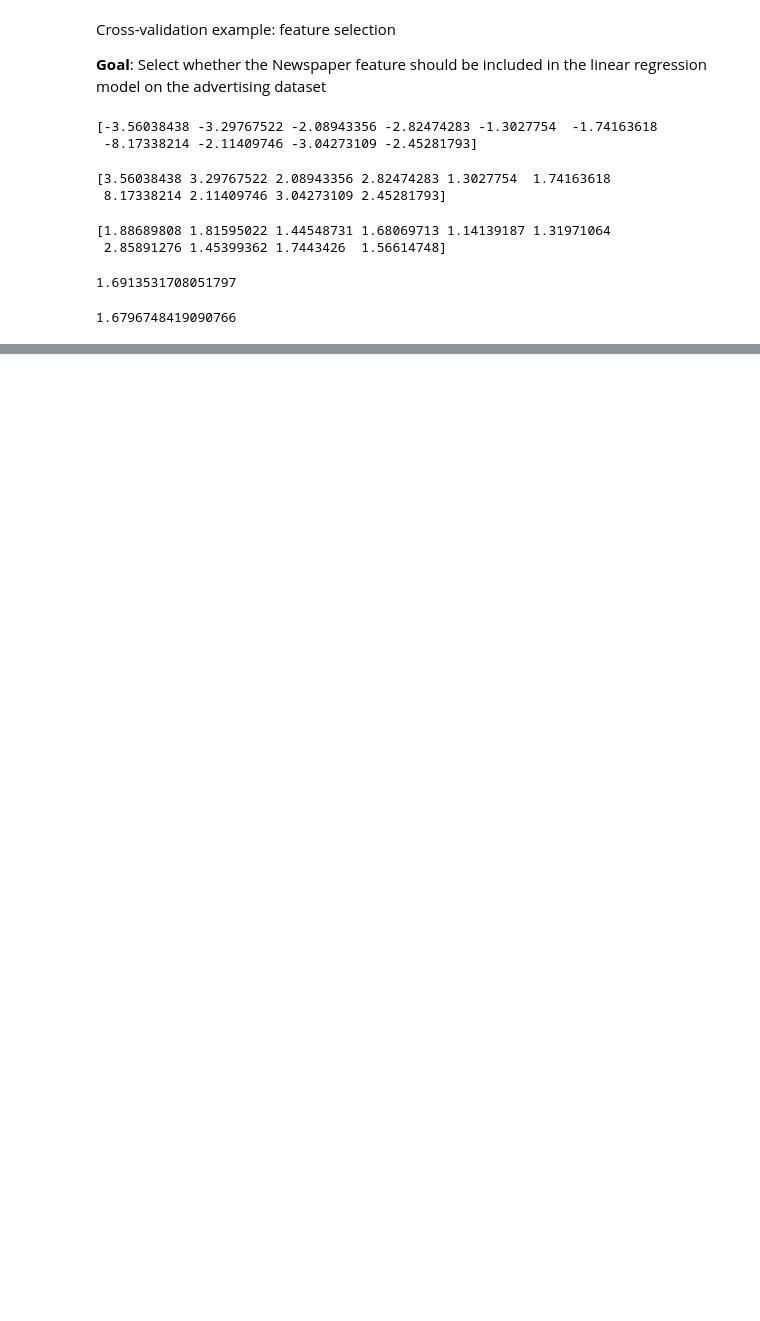
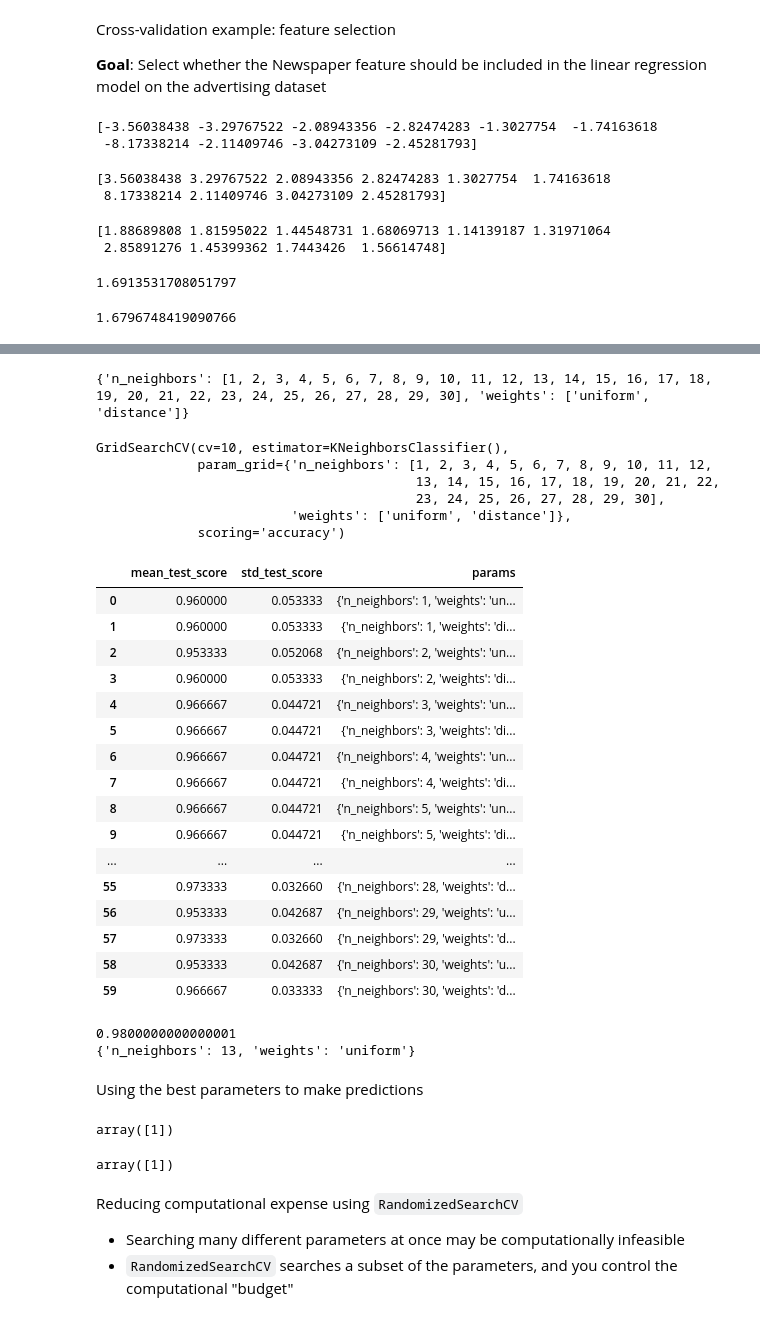
Before and after one commit to uktukt/EDA, a Jupyter notebook: ML_intro_scikit_learn.ipynb, the cells around one changed output, grey strips where cells are left out. Drawn from its saved outputs; the diff is of its cells as text; code cells hidden in the pictures; blank space fills up the shorter version.

```diff
--- a/ML_intro_scikit_learn.ipynb
+++ b/ML_intro_scikit_learn.ipynb
@@ -513,0 +614,69 @@ print(np.sqrt(-cross_val_score(lm, X, y, cv=10, scoring='neg_mean_squared_error'
+# %%
+# define the parameter values that should be searched
+k_range = list(range(1, 31))
+weight_options = ['uniform', 'distance']
+# %%
+# create a parameter grid: map the parameter names to the values that should be searched
+param_grid = dict(n_neighbors=k_range, weights=weight_options)
+print(param_grid)
+# %% [output]
+{'n_neighbors': [1, 2, 3, 4, 5, 6, 7, 8, 9, 10, 11, 12, 13, 14, 15, 16, 17, 18, 19, 20, 21, 22, 23, 24, 25, 26, 27, 28, 29, 30], 'weights': ['uniform', 'distance']}
+# %%
+# instantiate and fit the grid
+grid = GridSearchCV(knn, param_grid, cv=10, scoring='accuracy')
+grid.fit(X, y)
+# %% [output]
+GridSearchCV(cv=10, estimator=KNeighborsClassifier(),
+             param_grid={'n_neighbors': [1, 2, 3, 4, 5, 6, 7, 8, 9, 10, 11, 12,
+                                         13, 14, 15, 16, 17, 18, 19, 20, 21, 22,
+                                         23, 24, 25, 26, 27, 28, 29, 30],
+                         'weights': ['uniform', 'distance']},
+             scoring='accuracy')
+# %%
+# view the results
+pd.DataFrame(grid.cv_results_)[['mean_test_score', 'std_test_score', 'params']]
+# %% [output]
+|  | mean_test_score | std_test_score | params |
+| 0 | 0.960000 | 0.053333 | {'n_neighbors': 1, 'weights': 'un... |
+| 1 | 0.960000 | 0.053333 | {'n_neighbors': 1, 'weights': 'di... |
+| 2 | 0.953333 | 0.052068 | {'n_neighbors': 2, 'weights': 'un... |
+| 3 | 0.960000 | 0.053333 | {'n_neighbors': 2, 'weights': 'di... |
+| 4 | 0.966667 | 0.044721 | {'n_neighbors': 3, 'weights': 'un... |
+| 5 | 0.966667 | 0.044721 | {'n_neighbors': 3, 'weights': 'di... |
+| 6 | 0.966667 | 0.044721 | {'n_neighbors': 4, 'weights': 'un... |
+| 7 | 0.966667 | 0.044721 | {'n_neighbors': 4, 'weights': 'di... |
+| 8 | 0.966667 | 0.044721 | {'n_neighbors': 5, 'weights': 'un... |
+| 9 | 0.966667 | 0.044721 | {'n_neighbors': 5, 'weights': 'di... |
+| ... | ... | ... | ... |
+| 55 | 0.973333 | 0.032660 | {'n_neighbors': 28, 'weights': 'd... |
+| 56 | 0.953333 | 0.042687 | {'n_neighbors': 29, 'weights': 'u... |
+| 57 | 0.973333 | 0.032660 | {'n_neighbors': 29, 'weights': 'd... |
+| 58 | 0.953333 | 0.042687 | {'n_neighbors': 30, 'weights': 'u... |
+| 59 | 0.966667 | 0.033333 | {'n_neighbors': 30, 'weights': 'd... |
+# %%
+# examine the best model
+print(grid.best_score_)
+print(grid.best_params_)
+# %% [output]
+0.9800000000000001
+{'n_neighbors': 13, 'weights': 'uniform'}
+# %% [markdown]
+Using the best parameters to make predictions
+# %%
+# train your model using all data and the best known parameters
+knn = KNeighborsClassifier(n_neighbors=13, weights='uniform')
+knn.fit(X, y)
+
+# make a prediction on out-of-sample data
+knn.predict([[3, 5, 4, 2]])
+# %% [output]
+array([1])
+# %%
+# shortcut: GridSearchCV automatically refits the best model using all of the data
+grid.predict([[3, 5, 4, 2]])
+# %% [output]
+array([1])
+# %% [markdown]
+Reducing computational expense using `RandomizedSearchCV`
+- Searching many different parameters at once may be computationally infeasible
+- `RandomizedSearchCV` searches a subset of the parameters, and you control the computational "budget"
```
Also changed, not shown: parts of 81 cells of this notebook.
